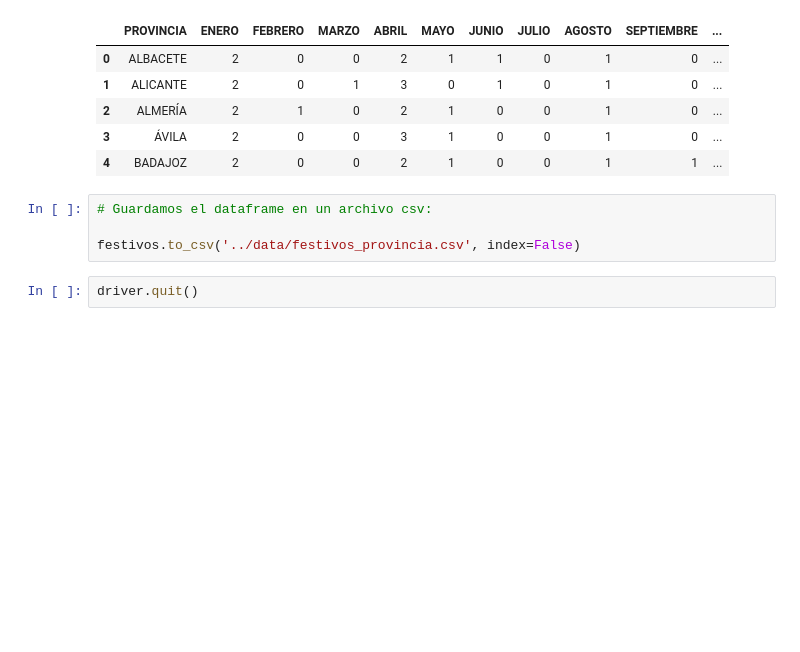
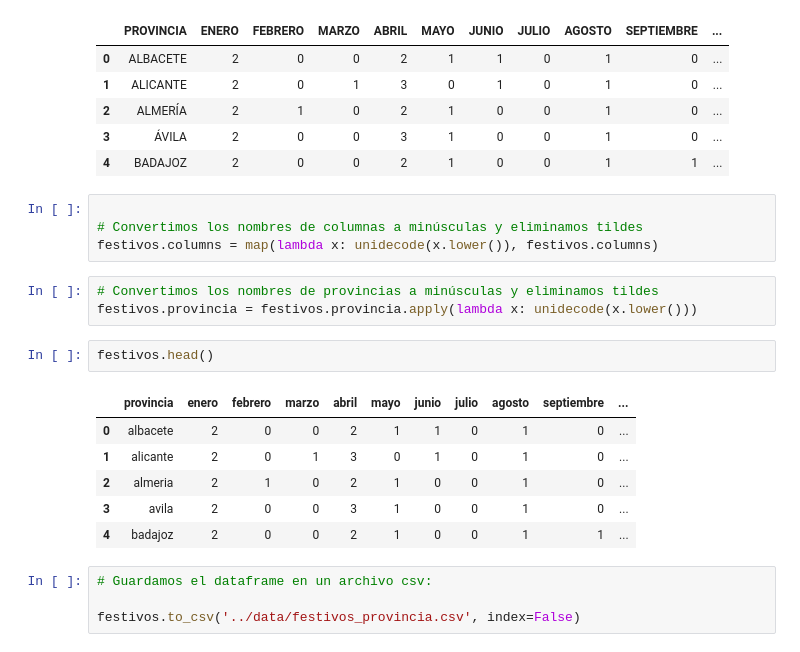
Before and after one commit to NoeRoson/Final_project, a Jupyter notebook: code/web_scraping.ipynb, the cells around one changed output. Cells and saved outputs as stored; diff of their text form; blank space fills up the shorter version.

```diff
--- a/code/web_scraping.ipynb
+++ b/code/web_scraping.ipynb
@@ -469,9 +471,23 @@ festivos.head()
 | 2 | ALMERÍA | 2 | 1 | 0 | 2 | 1 | 0 | 0 | 1 | 0 | ... |
 | 3 | ÁVILA | 2 | 0 | 0 | 3 | 1 | 0 | 0 | 1 | 0 | ... |
 | 4 | BADAJOZ | 2 | 0 | 0 | 2 | 1 | 0 | 0 | 1 | 1 | ... |
+# %%
+
+# Convertimos los nombres de columnas a minúsculas y eliminamos tildes
+festivos.columns = map(lambda x: unidecode(x.lower()), festivos.columns)
+# %%
+# Convertimos los nombres de provincias a minúsculas y eliminamos tildes
+festivos.provincia = festivos.provincia.apply(lambda x: unidecode(x.lower()))
+# %%
+festivos.head()
+# %% [output]
+|  | provincia | enero | febrero | marzo | abril | mayo | junio | julio | agosto | septiembre | ... |
+| 0 | albacete | 2 | 0 | 0 | 2 | 1 | 1 | 0 | 1 | 0 | ... |
+| 1 | alicante | 2 | 0 | 1 | 3 | 0 | 1 | 0 | 1 | 0 | ... |
+| 2 | almeria | 2 | 1 | 0 | 2 | 1 | 0 | 0 | 1 | 0 | ... |
+| 3 | avila | 2 | 0 | 0 | 3 | 1 | 0 | 0 | 1 | 0 | ... |
+| 4 | badajoz | 2 | 0 | 0 | 2 | 1 | 0 | 0 | 1 | 1 | ... |
 # %%
 # Guardamos el dataframe en un archivo csv:
 
 festivos.to_csv('../data/festivos_provincia.csv', index=False)
-# %%
-driver.quit()
```
Also changed, not shown: parts of 4 cells of this notebook, 1 other file.
